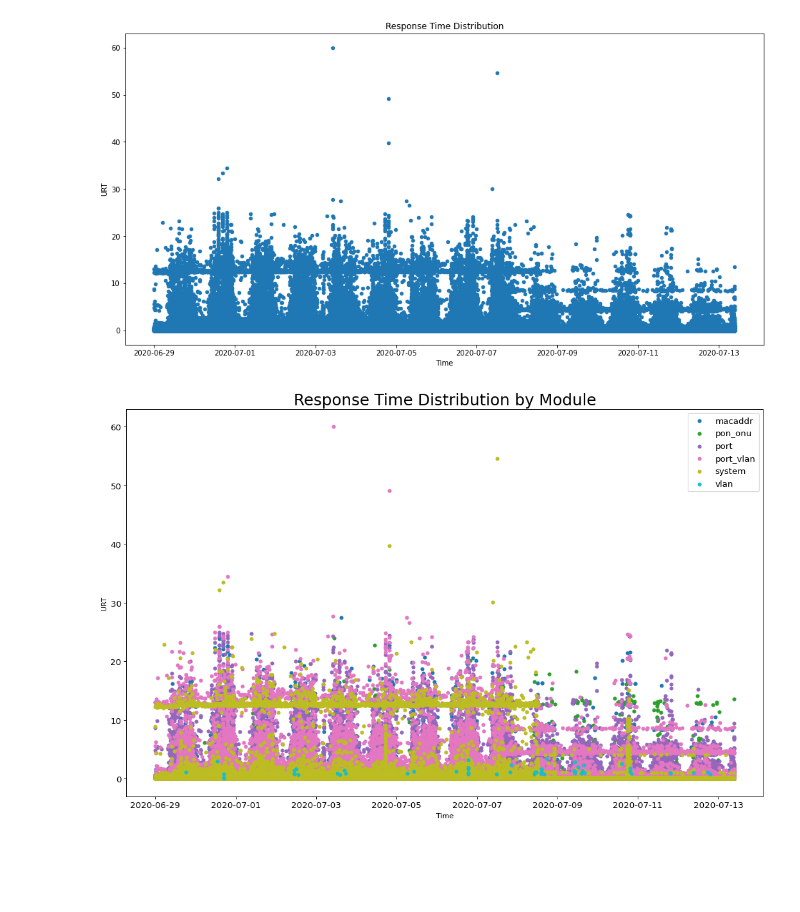
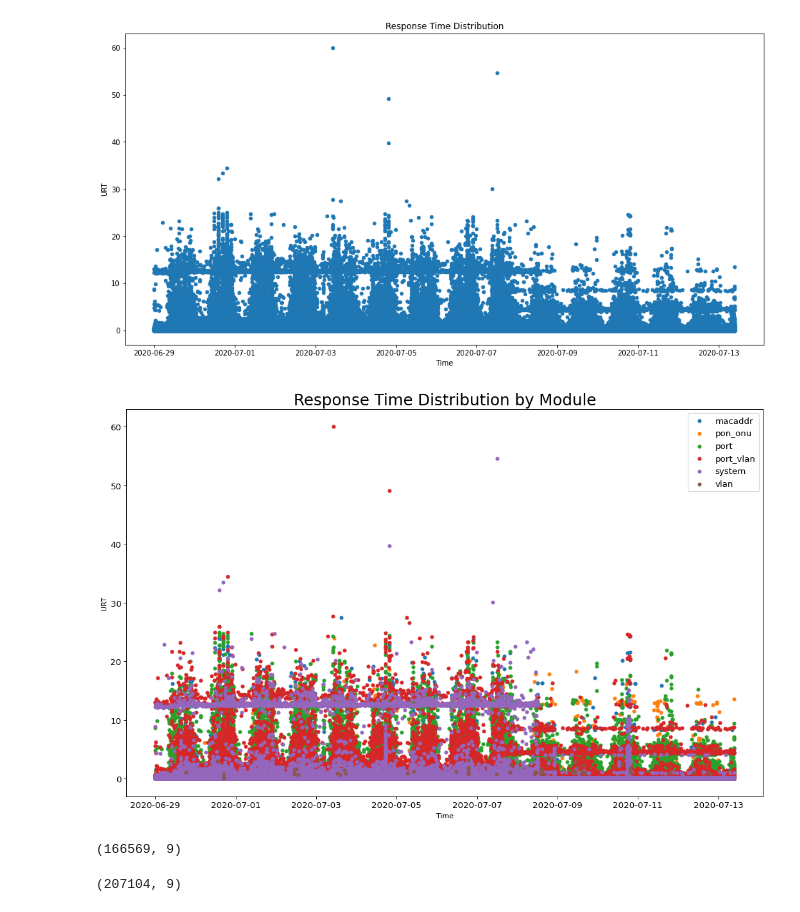
Before and after one commit to requiemofthesouls/aioswcm_analysis, a Jupyter notebook: Untitled.ipynb, the cells around one changed output. Cells and saved outputs as stored; diff of their text form; code cells hidden in the pictures; blank space fills up the shorter version.

Commit message:
change colors

```diff
--- a/Untitled.ipynb
+++ b/Untitled.ipynb
@@ -60,11 +70,5 @@ df200 = df.copy()
 # %%
-df200 = df200.loc[df200['StatusCode'] == 200]
+df200 = df.loc[df['StatusCode'] == 200]
-# %%
-df200['Date'] = df200.apply(lambda x: x['Time'].date(), axis=1)
-# %%
-df200['URT'] = df200.apply(lambda x: float(x['ResponseTime']), axis=1)
-# %%
-df200['Module'] = df200.apply(lambda x: x['URL'].split('/')[1], axis=1)
 # %%
 df200.plot(y='URT', x='Time', kind='scatter', figsize=(16, 8), title='Response Time Distribution')
 plt.show()
@@ -72,22 +76,22 @@ plt.show()
 [figure]
 # %%
 modules = np.unique(df200.Module)
-colors = [plt.cm.tab10(i/float(len(modules)-1)) for i in range(len(modules))]
+colors = [plt.cm.tab10(i/float(len(modules)+3)) for i in range(len(modules))]
 
 # Draw Plot for Each Module
 plt.figure(figsize=(16, 10), dpi= 80, facecolor='w', edgecolor='k');
 
 for i, module in enumerate(modules):
     plt.scatter('Time', 'URT',
                 data=df200.loc[df200.Module==module, :],
                 s=20, color=colors[i], label=str(module));
 
 # Decorations
 plt.gca().set(xlabel='Time', ylabel='URT');
 
 plt.xticks(fontsize=12); plt.yticks(fontsize=12);
 plt.title("Response Time Distribution by Module", fontsize=22);
 plt.legend(fontsize=12);
 plt.show()
 # %% [output]
-[figure, old version]
+[figure, new version]
@@ -93,0 +101,8 @@ plt.show()
+# %%
+df_v1.shape
+# %% [output]
+(166569, 9)
+# %%
+df_v3.shape
+# %% [output]
+(207104, 9)
```
Also changed, not shown: parts of 8 cells of this notebook.
